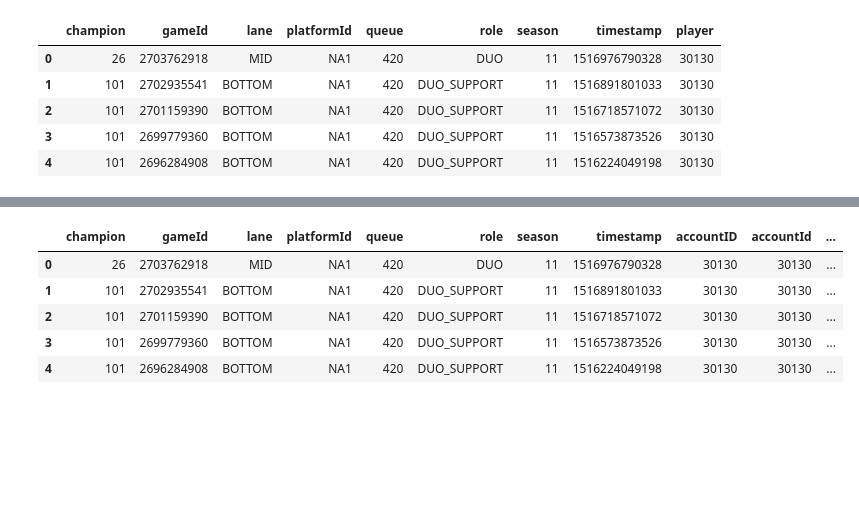
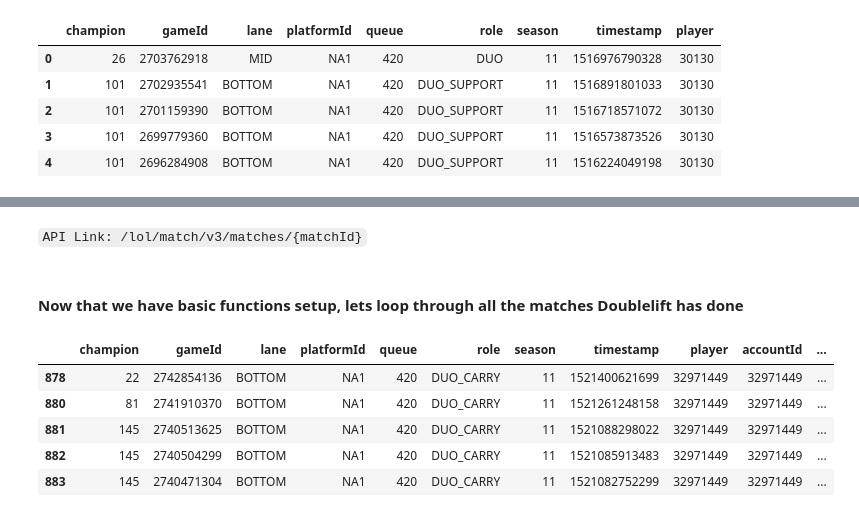
Before and after one commit to taeng999/lcs_stats, a Jupyter notebook: Riot API Calling.ipynb, the cells around one changed output, grey strips where cells are left out. Drawn from its saved outputs; the diff is of its cells as text; code cells hidden in the pictures; blank space fills up the shorter version.

````diff
--- a/Riot API Calling.ipynb
+++ b/Riot API Calling.ipynb
@@ -183,0 +195,6 @@ df = game_df.merge(info, how='inner', right_on='accountId', left_on='accountID')
+# %%
+team_liquid = stats[stats['Team']=='Team Liquid']
+# %%
+team_liquid_players = team_liquid['Player'].values
+# %%
+team_liquid_matches = df[df['name'].isin(team_liquid_players)]
@@ -183,0 +203,2 @@ df = game_df.merge(info, how='inner', right_on='accountId', left_on='accountID')
+# %%
+doubleLift = team_liquid_matches[(team_liquid_matches['name']== team_liquid_players[0]) & (team_liquid_matches['lane']=='BOTTOM')]
@@ -183,0 +229,2 @@ df = game_df.merge(info, how='inner', right_on='accountId', left_on='accountID')
+# %% [markdown]
+```API Link: /lol/match/v3/matches/{matchId}```
@@ -184,9 +255,11 @@ df = game_df.merge(info, how='inner', right_on='accountId', left_on='accountID')
+# %% [markdown]
+#### Now that we have basic functions setup, lets loop through all the matches Doublelift has done
 # %%
-df.head()
+doubleLift.head()
 # %% [output]
-|  | champion | gameId | lane | platformId | queue | role | season | timestamp | accountID | accountId | ... |
-| 0 | 26 | 2703762918 | MID | NA1 | 420 | DUO | 11 | 1516976790328 | 30130 | 30130 | ... |
-| 1 | 101 | 2702935541 | BOTTOM | NA1 | 420 | DUO_SUPPORT | 11 | 1516891801033 | 30130 | 30130 | ... |
-| 2 | 101 | 2701159390 | BOTTOM | NA1 | 420 | DUO_SUPPORT | 11 | 1516718571072 | 30130 | 30130 | ... |
-| 3 | 101 | 2699779360 | BOTTOM | NA1 | 420 | DUO_SUPPORT | 11 | 1516573873526 | 30130 | 30130 | ... |
-| 4 | 101 | 2696284908 | BOTTOM | NA1 | 420 | DUO_SUPPORT | 11 | 1516224049198 | 30130 | 30130 | ... |
+|  | champion | gameId | lane | platformId | queue | role | season | timestamp | player | accountId | ... |
+| 878 | 22 | 2742854136 | BOTTOM | NA1 | 420 | DUO_CARRY | 11 | 1521400621699 | 32971449 | 32971449 | ... |
+| 880 | 81 | 2741910370 | BOTTOM | NA1 | 420 | DUO_CARRY | 11 | 1521261248158 | 32971449 | 32971449 | ... |
+| 881 | 145 | 2740513625 | BOTTOM | NA1 | 420 | DUO_CARRY | 11 | 1521088298022 | 32971449 | 32971449 | ... |
+| 882 | 145 | 2740504299 | BOTTOM | NA1 | 420 | DUO_CARRY | 11 | 1521085913483 | 32971449 | 32971449 | ... |
+| 883 | 145 | 2740471304 | BOTTOM | NA1 | 420 | DUO_CARRY | 11 | 1521082752299 | 32971449 | 32971449 | ... |
````
Also changed, not shown: parts of 33 cells of this notebook.
